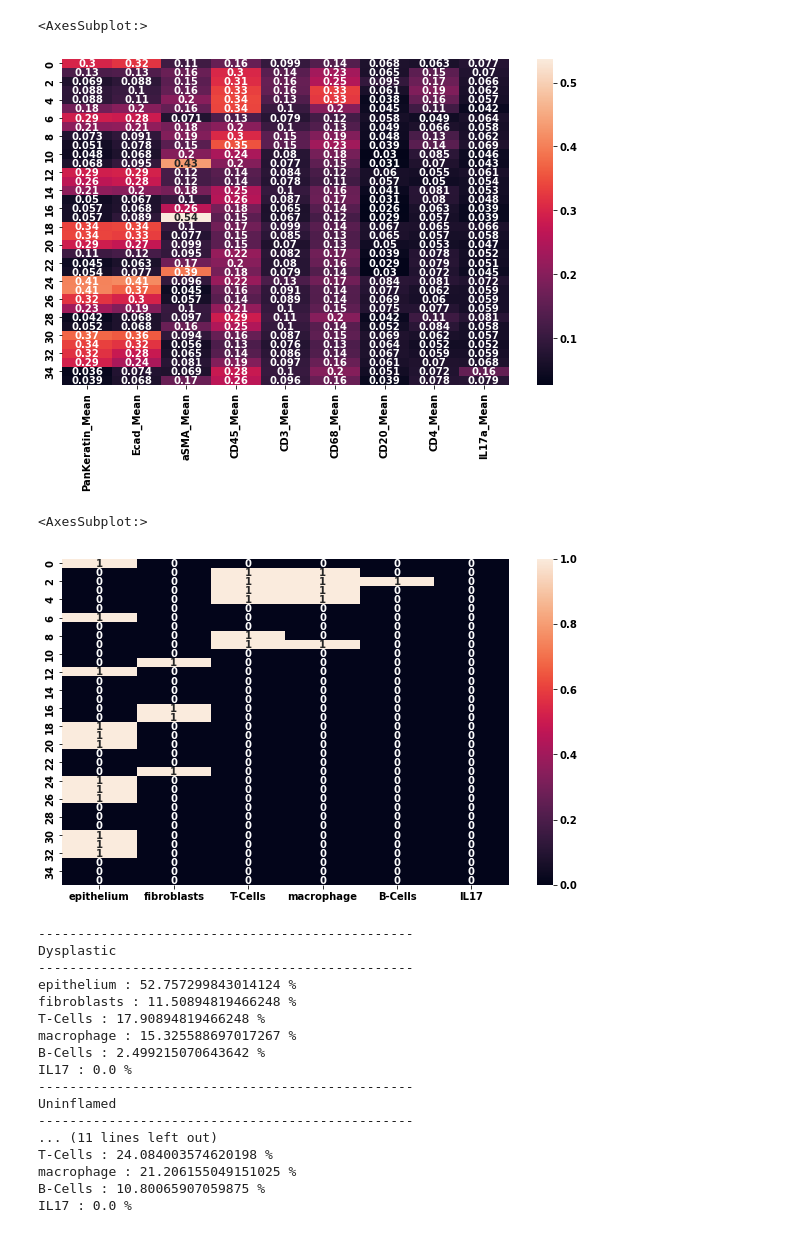
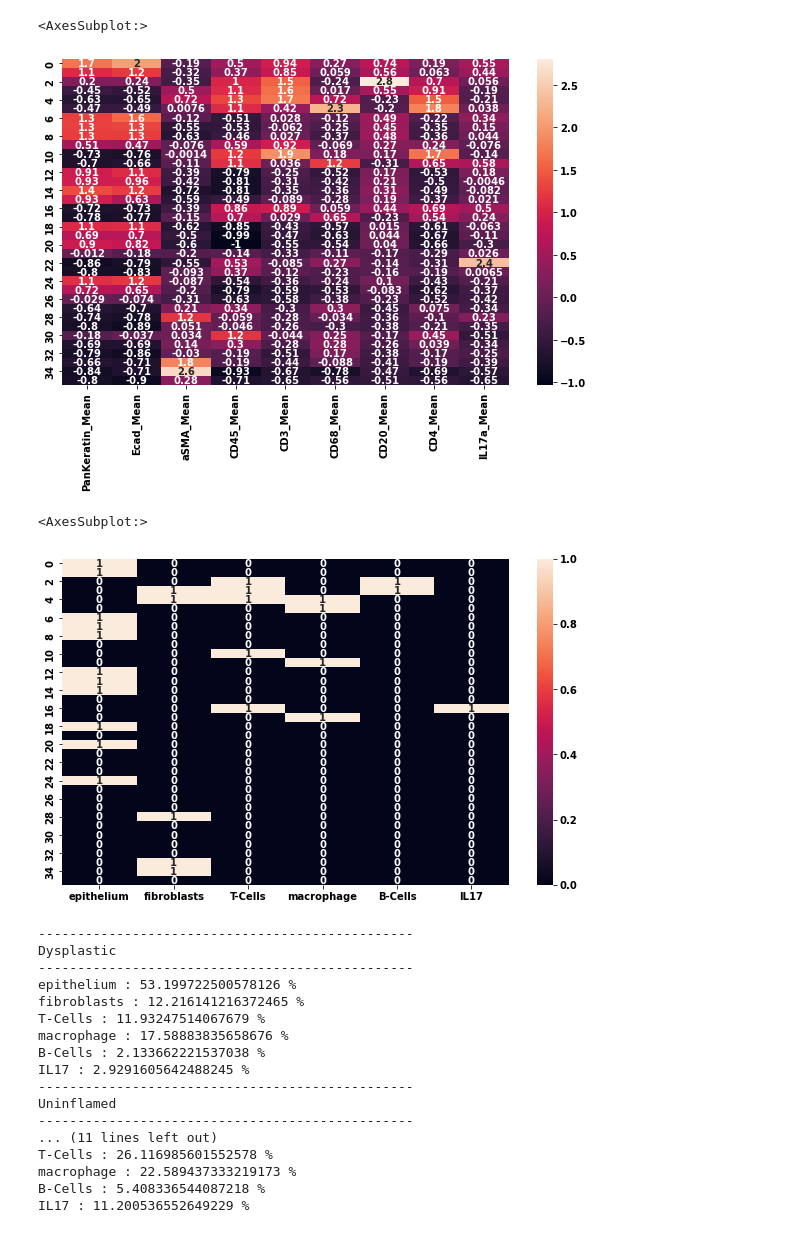
Before and after one commit to JanSuper/MasterProject1-1, a Jupyter notebook: Comparison celltype.ipynb, the cells around one changed output. Saved outputs shown, nothing was run; the diff lists cells and outputs as text; code cells hidden in the pictures.

Commit message:
update plot

```diff
--- a/Comparison celltype.ipynb
+++ b/Comparison celltype.ipynb
@@ -28,43 +28,44 @@ PATIENT_NUM = 1
 Som_M = 6
 Som_N = 6
 # %%
+# df = df[df['Patient'] == PATIENT_NUM]
 dfn = df._get_numeric_data()
-normalized_np = MinMaxScaler().fit_transform(dfn)
+normalized_np = StandardScaler().fit_transform(dfn)
 normalized_df = pd.DataFrame(normalized_np, columns=dfn.columns)
 
 typelist = df[df['Patient'] == PATIENT_NUM]['Status.simple'].unique()
 mask = df['Status.simple'] == typelist[0]
-df1 = normalized_df[mask]
+df1 = normalized_df.copy()
 
 df1 = normalized_df
 
 col = ["ROInr","Cell_Area","Nucl_Area","X80ArAr_Mean","sSMA113_Mean","aSMA_Mean","X124Xe_Mean","X127I_Mean","X129Xe_Mean","X132Xe_Mean","RORgt_Mean","Ecad_Mean","CD20_Mean","GATA3_Mean","GATA3_Nucl_Mean","Tbet_Mean","Tbet_Nucl_Mean","CD16_Mean","BetaCatenin_Mean","PanKeratin_Mean","CTLA4_Mean","PDL1_Mean","IFNg_Mean","CD45RO_Mean","AKT_Mean","HLA_DR-DP-DQ_Mean","FOXP3_Mean","FOXP3_Nucl_Mean","CD4_Mean","CD103_Mean","pSTAT3_Mean","CD68_Mean","IL10_Mean","CD45_Mean","CD8a_Mean","ICOS_Mean","pS6_Mean","PD1_Mean","NFkB_Mean","NFkB_Nucl_Mean","IL17a_Mean","Ki67_Mean","Ki67_Nucl_Mean","GranzymeB_Mean","CD3_Mean","pERK_Mean","Cleaved Caspase 3_Mean","ERK_Mean","TCRgd_Mean","pAKT_Mean","H3_Mean","H3_Nucl_Mean","Ir193_Mean","Ir193_Nucl_Mean"]
 df2 = df1[col]
 iris_som = SOM(m=Som_M, n=Som_N, dim=54)
 iris_som.fit(np.array(df2),epochs=1000)
 df2['predictions'] = iris_som.predict(np.array(df2))
 df3 = df2.drop('predictions', axis=1)[col].iloc[0:0]
 for i in range(Som_M*Som_N):
     mask = df2['predictions'] == i
     myList = []
     for column in df2.drop('predictions', axis=1)[mask][col]:
         myList.append(df2[mask][column].mean())
     df3.loc[len(df3)] = myList
 plotMe = df3[["PanKeratin_Mean", "Ecad_Mean","aSMA_Mean","CD45_Mean", "CD3_Mean","CD68_Mean","CD20_Mean","CD4_Mean", "IL17a_Mean"]]
 sns.heatmap(plotMe, annot=True)
 # for i in range(len(typelist)):
 #     df3 = normalized_df[df['Status.simple'] == typelist[i]][col]
 #     predictions = iris_som.predict(np.array(df3))
 
 #     print(typelist[i])
 #     for j in range(Som_M*Som_N):
 #         amount = list(predictions).count(j+1)
 #         percentage = amount/len(list(predictions))*100
 #         print(f"{j+1} : {percentage} %")
 #     print(predictions)
 # %% [output]
 <AxesSubplot:>
-[figure, old version]
+[figure, new version]
 # %%
 for col in df3[["PanKeratin_Mean", "Ecad_Mean","aSMA_Mean","CD45_Mean", "CD3_Mean","CD68_Mean","CD20_Mean","CD4_Mean", "IL17a_Mean"]]:
     string = col
@@ -99,7 +100,7 @@ plotlabel = df3[['epithelium', 'fibroblasts', 'T-Cells', 'macrophage', 'B-Cells'
 sns.heatmap(plotlabel, annot=True)
 # %% [output]
 <AxesSubplot:>
-[figure, old version]
+[figure, new version]
 # %%
 col = ["ROInr","Cell_Area","Nucl_Area","X80ArAr_Mean","sSMA113_Mean","aSMA_Mean","X124Xe_Mean","X127I_Mean","X129Xe_Mean","X132Xe_Mean","RORgt_Mean","Ecad_Mean","CD20_Mean","GATA3_Mean","GATA3_Nucl_Mean","Tbet_Mean","Tbet_Nucl_Mean","CD16_Mean","BetaCatenin_Mean","PanKeratin_Mean","CTLA4_Mean","PDL1_Mean","IFNg_Mean","CD45RO_Mean","AKT_Mean","HLA_DR-DP-DQ_Mean","FOXP3_Mean","FOXP3_Nucl_Mean","CD4_Mean","CD103_Mean","pSTAT3_Mean","CD68_Mean","IL10_Mean","CD45_Mean","CD8a_Mean","ICOS_Mean","pS6_Mean","PD1_Mean","NFkB_Mean","NFkB_Nucl_Mean","IL17a_Mean","Ki67_Mean","Ki67_Nucl_Mean","GranzymeB_Mean","CD3_Mean","pERK_Mean","Cleaved Caspase 3_Mean","ERK_Mean","TCRgd_Mean","pAKT_Mean","H3_Mean","H3_Nucl_Mean","Ir193_Mean","Ir193_Nucl_Mean"]
 celltype = [[] for i in range(len(plotlabel.columns))]
@@ -133,23 +134,23 @@ for i in range(len(typelist)):
             type += len(dfmask[mask])
         print(f"{labels[i]} : {type/total*100} %")
         tot.append(type)
-    #make histogram
+    # make histogram
     # plt.bar(labels, tot)
 # %% [output]
 ------------------------------------------------
 Dysplastic
 ------------------------------------------------
-epithelium : 52.757299843014124 %
-fibroblasts : 11.50894819466248 %
-T-Cells : 17.90894819466248 %
-macrophage : 15.325588697017267 %
-B-Cells : 2.499215070643642 %
-IL17 : 0.0 %
+epithelium : 53.199722500578126 %
+fibroblasts : 12.216141216372465 %
+T-Cells : 11.93247514067679 %
+macrophage : 17.58883835658676 %
+B-Cells : 2.133662221537038 %
+IL17 : 2.9291605642488245 %
 ------------------------------------------------
 Uninflamed
 ------------------------------------------------
 ... (11 lines left out)
-T-Cells : 24.084003574620198 %
-macrophage : 21.206155049151025 %
-B-Cells : 10.80065907059875 %
-IL17 : 0.0 %
+T-Cells : 26.116985601552578 %
+macrophage : 22.589437333219173 %
+B-Cells : 5.408336544087218 %
+IL17 : 11.200536552649229 %
```
Also changed, not shown: parts of 1 cell of this notebook.
